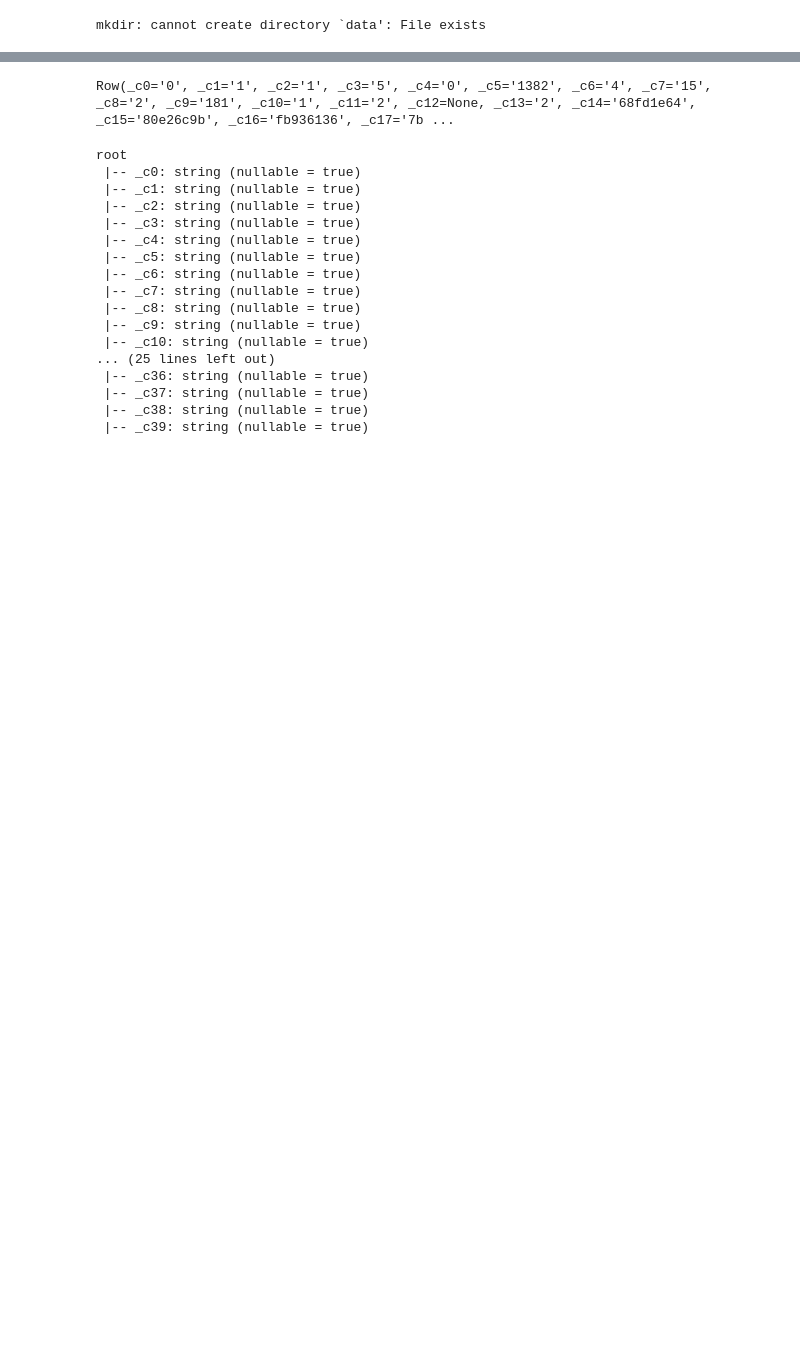
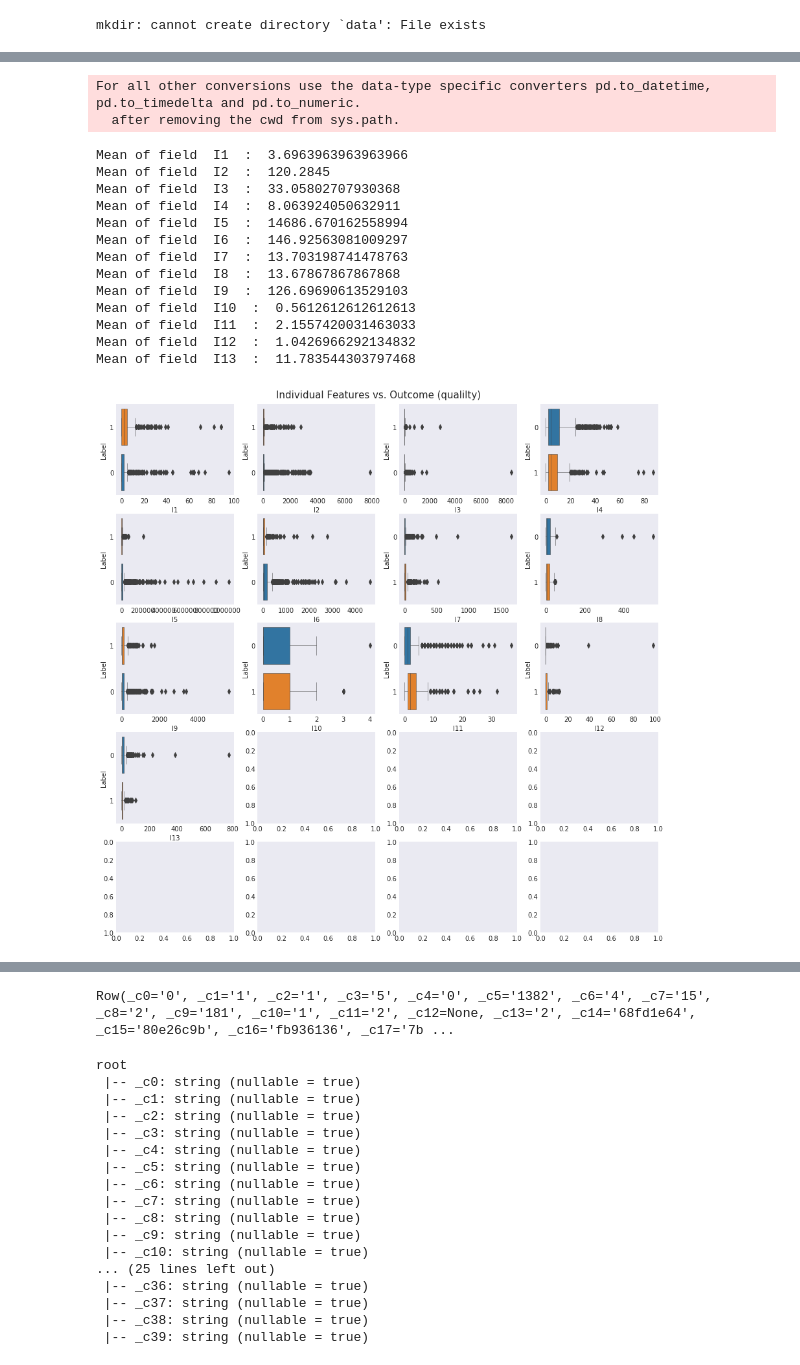
Before and after one commit to vsv111/w261_final_project, a Jupyter notebook: 261_finalproj_v1.ipynb, the cells around one changed output, grey strips where cells are left out. Saved outputs shown, nothing was run; the diff lists cells and outputs as text; code cells hidden in the pictures; blank space fills up the shorter version.

```diff
--- a/261_finalproj_v1.ipynb
+++ b/261_finalproj_v1.ipynb
@@ -115,0 +201,27 @@ data = sqlContext.read.option("delimiter", "\t").csv("/media/notebooks/Assignmen
+# %%
+fig, ax_grid = plt.subplots(5, 4, figsize=(15,15))
+y =  pDF['Label']
+for idx, feature in enumerate(FIELDS[1:14]):
+    x = pDF[feature].convert_objects(convert_numeric=True)
+    print("Mean of field ",feature," : ",x.mean())
+    sns.boxplot(x, y, ax=ax_grid[idx//4][idx%4], orient='h', linewidth=.5)
+    ax_grid[idx//3][idx%4].invert_yaxis()
+fig.suptitle("Individual Features vs. Outcome (qualilty)", fontsize=15, y=0.9)
+plt.show()
+# %% [output]
+For all other conversions use the data-type specific converters pd.to_datetime, pd.to_timedelta and pd.to_numeric.
+  after removing the cwd from sys.path.
+Mean of field  I1  :  3.6963963963963966
+Mean of field  I2  :  120.2845
+Mean of field  I3  :  33.05802707930368
+Mean of field  I4  :  8.063924050632911
+Mean of field  I5  :  14686.670162558994
+Mean of field  I6  :  146.92563081009297
+Mean of field  I7  :  13.703198741478763
+Mean of field  I8  :  13.67867867867868
+Mean of field  I9  :  126.69690613529103
+Mean of field  I10  :  0.5612612612612613
+Mean of field  I11  :  2.1557420031463033
+Mean of field  I12  :  1.0426966292134832
+Mean of field  I13  :  11.783544303797468
+[figure, added]
```
Also changed, not shown: parts of 52 cells of this notebook.
